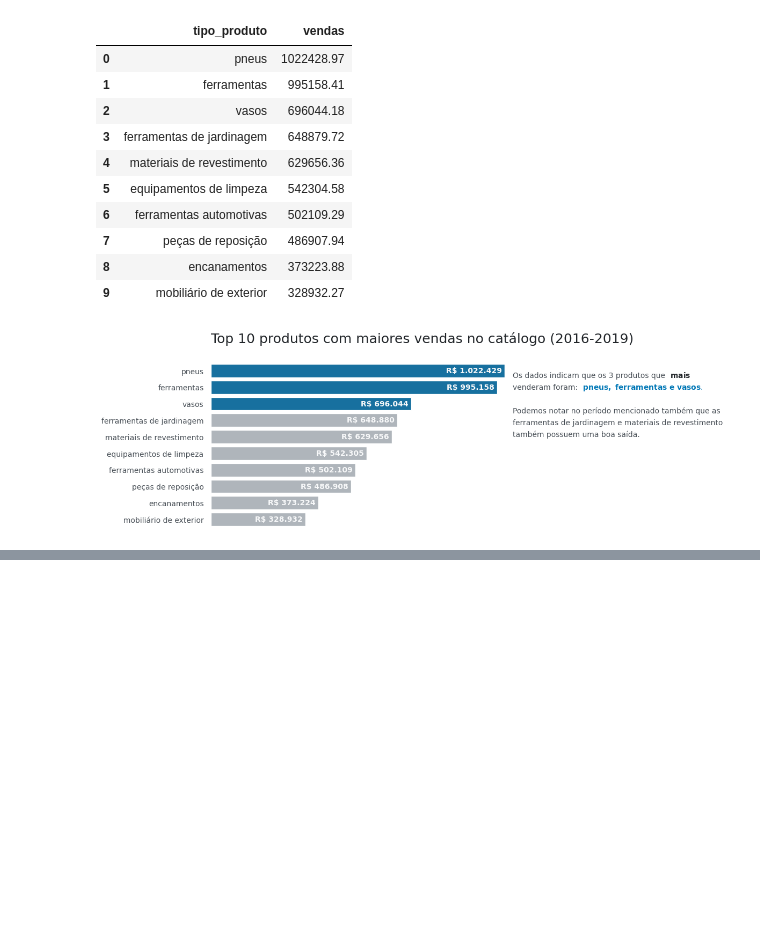
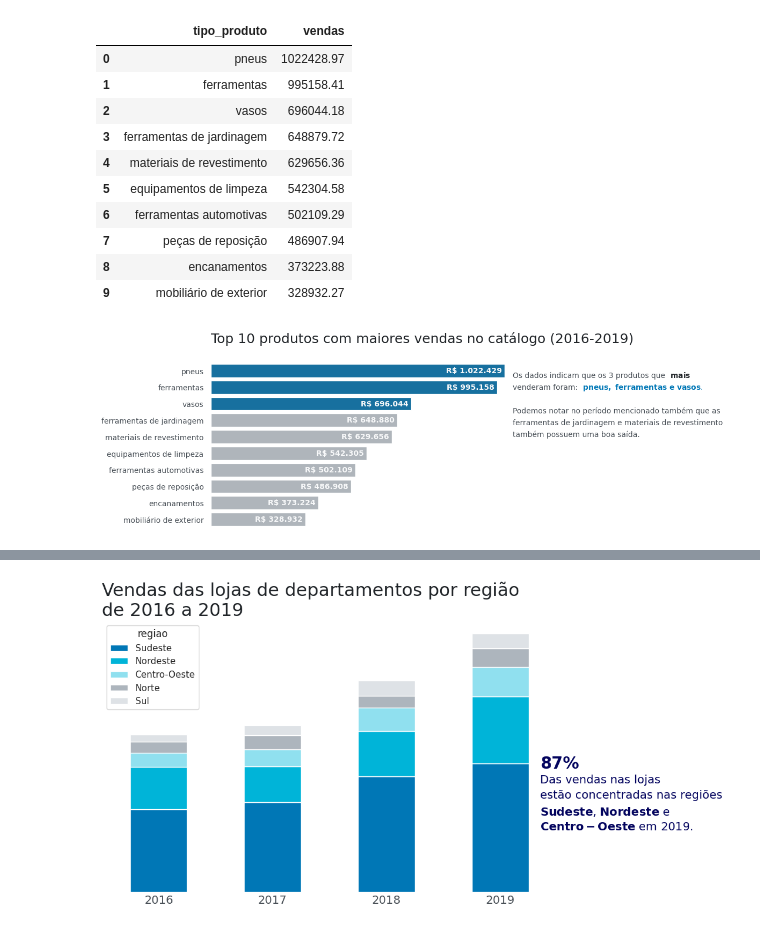
Before and after one commit to Matheus-Pombeiro/dataviz_comparison_distribution_charts, a Jupyter notebook: comparison_distribution_charts.ipynb, the cells around one changed output, grey strips where cells are left out. Saved outputs shown, nothing was run; the diff lists cells and outputs as text; code cells hidden in the pictures; blank space fills up the shorter version.

Commit message:
feat: Second class - grouping data

```diff
--- a/comparison_distribution_charts.ipynb
+++ b/comparison_distribution_charts.ipynb
@@ -508,0 +511,10 @@ plt.show()
+# %%
+# Criando um df com os dados desejados
+df_vendas_reg = vendas.copy()
+df_vendas_reg = df_vendas_reg[['data_pedido','regiao', 'vendas']]
+
+# Gerando uma coluna que represente apenas os anos puxando-os da coluna data pedido
+df_vendas_reg['ano'] = df_vendas_reg.data_pedido.dt.year
+df_vendas_reg.drop(labels = "data_pedido", axis = 1, inplace = True)
+
+df_vendas_reg
@@ -508,0 +535,8 @@ plt.show()
+# %%
+# Cruzando dados em um df
+vendas_reg = pd.crosstab(index=df_vendas_reg['ano'], columns=df_vendas_reg['regiao'],
+                         values=df_vendas_reg['vendas'], aggfunc='sum')
+
+# Ajustando a tabela em ordem descrescente dos estados que mais executam vendas
+vendas_reg = vendas_reg[["Sudeste", "Nordeste", "Centro-Oeste", "Norte", "Sul"]]
+vendas_reg
@@ -508,0 +550,46 @@ plt.show()
+# %%
+## Gerando a função para criar o gráfico de barras
+def grafico_vendas_regiao():
+
+  # Definindo as cores do gráfico
+  cores = [AZUL2, AZUL3, AZUL4, CINZA3, CINZA4]
+
+  # Gerando o gráfico de barras empilhadas
+  ax = vendas_reg.plot(kind='bar', stacked=True, figsize=(10, 6), color=cores)
+
+  # Adicionando um título
+  ax.set_title('Vendas das lojas de departamentos por região\nde 2016 a 2019', loc='left', fontsize=22, color = CINZA1)
+
+  # Adicionando labels
+  ax.set_xlabel('')
+  ax.set_ylabel('')
+
+  # Removendo os ticklabels do eixo y
+  ax.set_yticklabels([])
+
+  # Rotacionando os ticklabels do eixo x
+  ax.xaxis.set_tick_params(labelsize=14, labelcolor=CINZA2, rotation=0)
+
+  # Removendo todos os ticks dos eixos x e y, menos os ticklabels
+  ax.tick_params(axis='both', which='both', length=0)
+
+  # Anotando uma conclusão no gráfico
+  ax.text(3.35, 1.1e6, '87%', fontweight='bold', fontsize=20, color=AZUL1)
+  ax.text(3.35, 5.5e5,
+          'Das vendas nas lojas\n'
+          'estão concentradas nas regiões\n'
+          '$\\bf{Sudeste}$, $\\bf{Nordeste}$ e\n'
+          '$\\bf{Centro-Oeste}$ em 2019.',
+          fontsize=14, linespacing=1.45,
+          color=AZUL1)
+
+  # Removendo as bordas (frames)
+  ax.set_frame_on(False)
+
+  # Retonando o gráfico
+  return ax
+
+# Chamando a função
+grafico_vendas_regiao();
+# %% [output]
+[figure, added]
```
Also changed, not shown: parts of 15 cells of this notebook.
